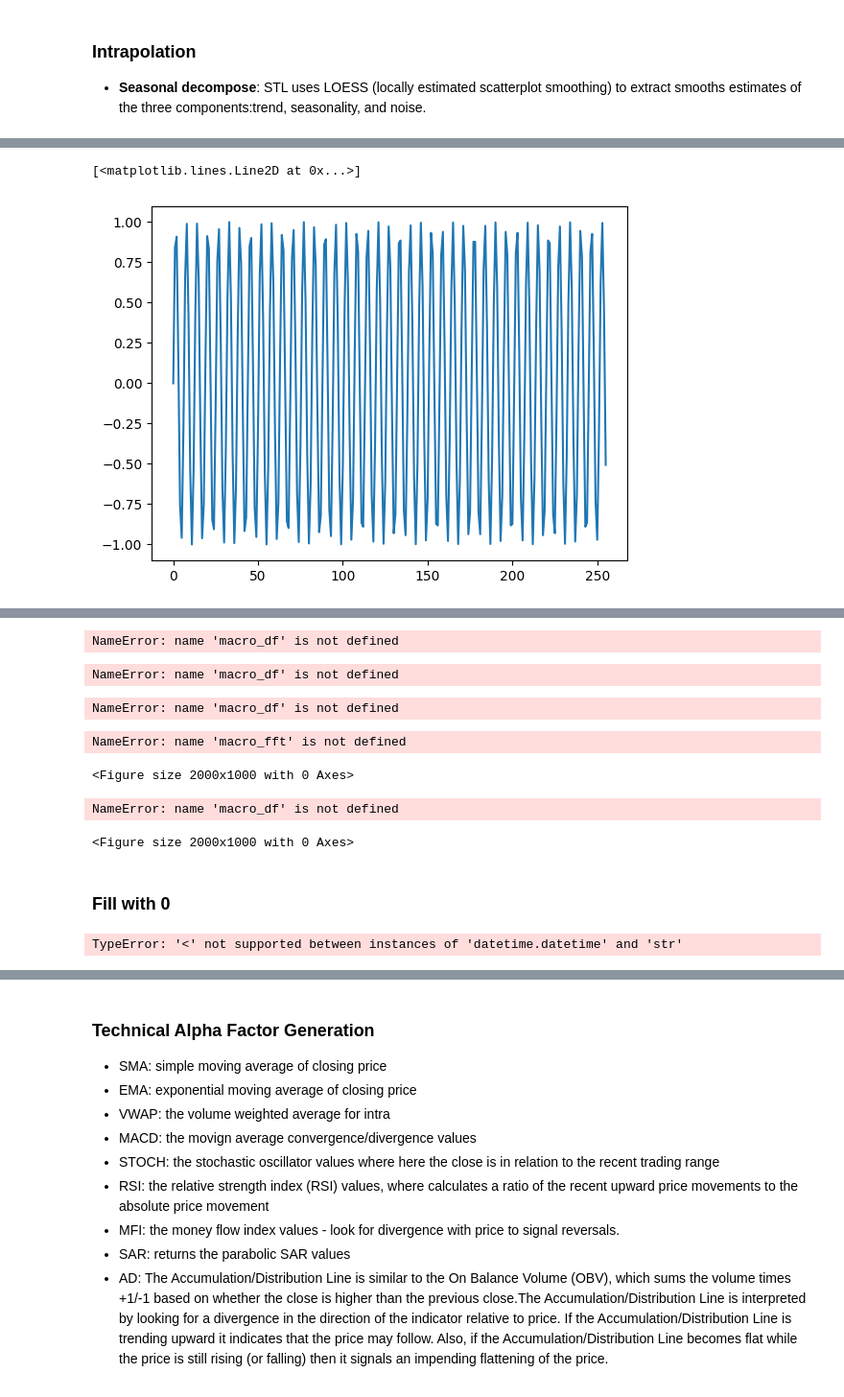
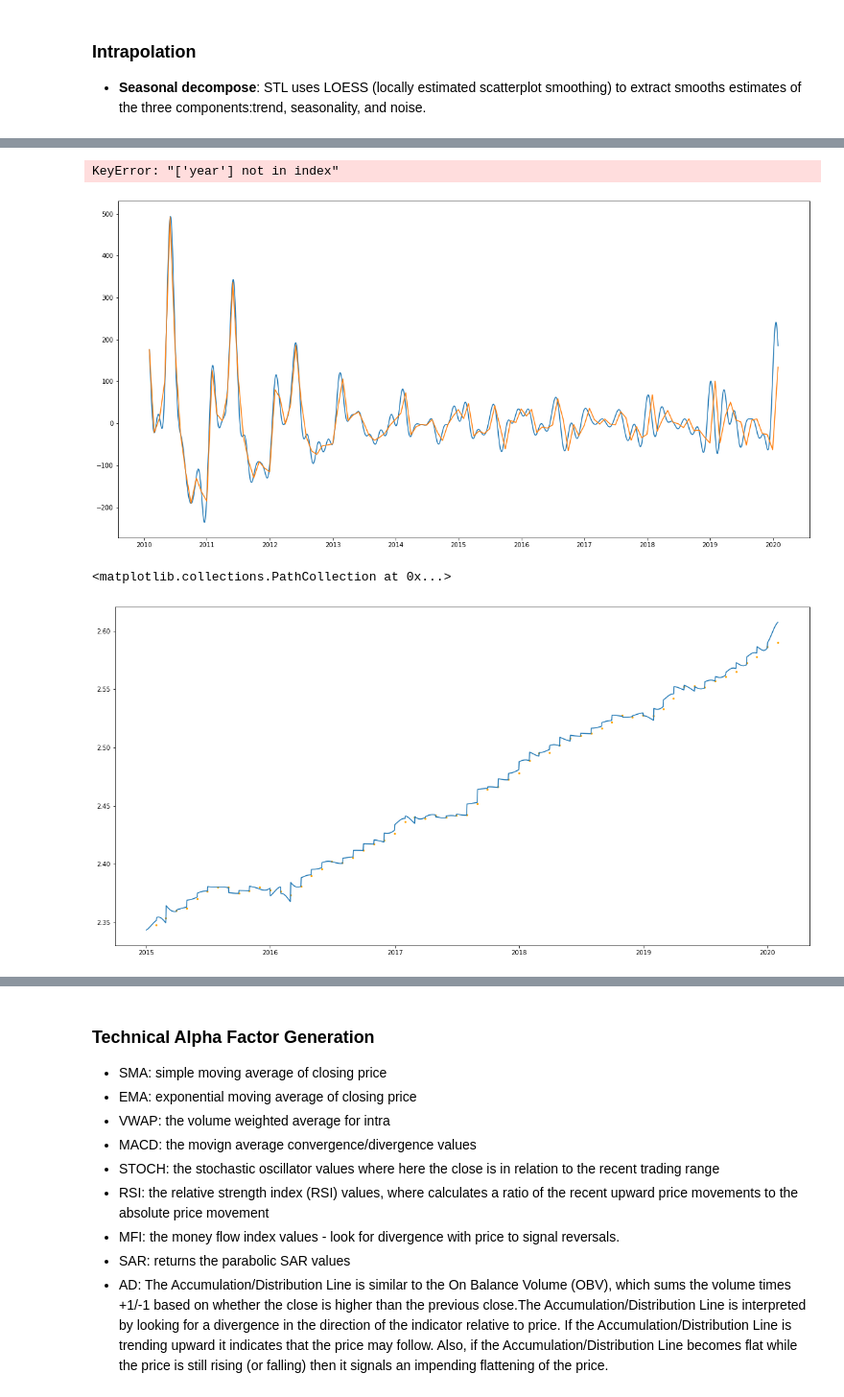
Before and after one commit to ElinorCheng/STA561, a Jupyter notebook: predictors/predictor_prep.ipynb, the cells around one changed output, grey strips where cells are left out. Shown at 96% size. Drawn from its saved outputs; the diff is of its cells as text; code cells hidden in the pictures.

```diff
--- a/predictors/predictor_prep.ipynb
+++ b/predictors/predictor_prep.ipynb
@@ -166,10 +191,0 @@ ValueError: You are trying to merge on datetime64[ns] and object columns. If you
-# %%
-import matplotlib.pyplot as plt
-t = np.arange(256)
-sp = np.fft.fft(np.sin(t))
-freq = np.fft.fftfreq(t.shape[-1])
-plt.plot(np.fft.ifft(sp))
-#plt.plot(np.sin(t))
-# %% [output]
-[<matplotlib.lines.Line2D at 0x...>]
-[figure, removed]
@@ -184,11 +202,6 @@ plt.scatter(range(0,20,2), gdpr1_seasonal[1:][-10:],s=5)
 # %% [output]
 <matplotlib.collections.PathCollection at 0x...>
 [figure]
-# %%
-macro_df.loc[:,'year'] =  [d.year for d in macro_df.loc[:,'Date']]
-macro_df
-# %% [output]
-NameError: name 'macro_df' is not defined
 # %%
 macro_fft = macro_df.loc[:,['Date','year']].copy()
 
@@ -196,23 +209,29 @@ for macro_ind in macro_columns[1:]:
     gdpr1_seasonal = macro_STL[macro_ind].seasonal
     fft_gpd_season = []
 
-    sp = np.fft.rfft(gdpr1_seasonal[:60])
+    sp = np.fft.rfft(gdpr1_seasonal[:48])
     #macro_df.loc[:,macro_ind+'_tr'] = macro_df.loc[:,macro_ind+'_tr'].bfill()
 
-    this_macro_df= macro_df.loc[(macro_df.year<2015)]
-    fft_gpd_season = np.fft.irfft(sp,n=len(this_macro_df),norm='backward')*len(this_macro_df)/60
-    macro_fft.loc[macro_fft.year<2015,macro_ind] = fft_gpd_season+this_macro_df.loc[:,macro_ind+'_tr']
+    this_macro_df= macro_df.loc[(macro_df.year<2014)]
+    fft_gpd_season = np.fft.irfft(sp,n=len(this_macro_df),norm='backward')*len(this_macro_df)/48
+
+    macro_fft.loc[macro_fft.year<2014,macro_ind] = fft_gpd_season+this_macro_df.loc[:,macro_ind+'_tr']
 
     #
-    sp = np.fft.rfft(gdpr1_seasonal[48:-13])
+    sp = np.fft.rfft(gdpr1_seasonal[36: -37])
     #macro_df.loc[:,macro_ind+'_tr'] = macro_df.loc[:,macro_ind+'_tr'].bfill()
 
-    this_macro_df= macro_df.loc[(macro_df.Date>='2018-01-31')]
-    fft_gpd_season = np.fft.irfft(sp,n=len(this_macro_df),norm='ortho')*np.sqrt(len(this_macro_df))/25
-    macro_fft.loc[macro_fft.Date>='2018-01-31',macro_ind] = fft_gpd_season+this_macro_df.loc[:,macro_ind+'_tr']
+    this_macro_df= macro_df.loc[(macro_df.year<2017)&(macro_df.Date>='2013-01-31')]
+    fft_gpd_season = np.fft.irfft(sp,n=len(this_macro_df),norm='ortho')*np.sqrt(len(this_macro_df))/48
+    macro_fft.loc[(macro_df.year<2017)&(macro_df.Date>='2013-01-31'),macro_ind] = fft_gpd_season+this_macro_df.loc[:,macro_ind+'_tr']
 
 
+    sp = np.fft.rfft(gdpr1_seasonal[-48: -13])
+    #macro_df.loc[:,macro_ind+'_tr'] = macro_df.loc[:,macro_ind+'_tr'].bfill()
 
+    this_macro_df= macro_df.loc[(macro_df.year<2020)&(macro_df.Date>='2016-01-31')]
+    fft_gpd_season = np.fft.irfft(sp,n=len(this_macro_df),norm='ortho')*np.sqrt(len(this_macro_df))/48
+    macro_fft.loc[(macro_df.year<2020)&(macro_df.Date>='2016-01-31'),macro_ind] = fft_gpd_season+this_macro_df.loc[:,macro_ind+'_tr']
 
 
     sp = np.fft.rfft(gdpr1_seasonal[-25:])
@@ -224,53 +243,34 @@ for macro_ind in macro_columns[1:]:
 
 plt.figure(figsize=(20,10))
 plt.plot(macro_fft.loc[macro_fft.Date>='2018-01-31','Date'], fft_gpd_season)
-plt.plot(macro_use.loc[macro_use.datadate>='2018-01-31','datadate'], gdpr1_seasonal[-25:])
+plt.scatter(macro_use.loc[macro_use.datadate>='2018-01-31','datadate'], gdpr1_seasonal[-25:])
 # %% [output]
-NameError: name 'macro_df' is not defined
+KeyError: "['year'] not in index"
 # %%
-macro_fft = macro_df.loc[:,['Date','year']].copy()
+macro_fft = macro_df.loc[:,['Date']].copy()
 
 for macro_ind in macro_columns[1:]:
     gdpr1_seasonal = macro_STL[macro_ind].seasonal
     fft_gpd_season = []
 
     sp = np.fft.rfft(gdpr1_seasonal[:])
-    #macro_df.loc[:,macro_ind+'_tr'] = macro_df.loc[:,macro_ind+'_tr'].bfill()
+    macro_df.loc[:,macro_ind+'_tr'] = macro_df.loc[:,macro_ind+'_tr'].bfill()
 
 
     fft_gpd_season = np.fft.irfft(sp,n=len(macro_df),norm='backward')*len(macro_df)/121
-    macro_fft.loc[macro_fft.year<2020,macro_ind] = fft_gpd_season+macro_df.loc[:,macro_ind+'_tr']
+    macro_fft.loc[:,macro_ind] = fft_gpd_season+macro_df.loc[:,macro_ind+'_tr']
 
 
 plt.figure(figsize=(20,10))
 plt.plot(macro_fft.loc[:,'Date'], fft_gpd_season)
 plt.plot(macro_use.loc[macro_use.datadate>='2010-01-01','datadate'], gdpr1_seasonal)
+macro_fft.to_csv('macro_fft.csv',index=0)
 # %% [output]
-NameError: name 'macro_df' is not defined
+[figure, added]
 # %%
 plt.figure(figsize=(20,10))
-plt.plot(macro_fft.loc[macro_fft.Date>'2010-01-01','Date'], macro_fft.loc[macro_fft.Date>'2010-01-01','cpi'])
-plt.scatter(macro_use.loc[macro_use.datadate>'2010-01-01','datadate'], macro_use.loc[macro_use.datadate>'2010-01-01','cpi'],c='orange',s=5)
+plt.plot(macro_fft.loc[macro_fft.Date>'2015-01-01','Date'], macro_fft.loc[macro_fft.Date>'2015-01-01','cpi'])
+plt.scatter(macro_use.loc[macro_use.datadate>'2015-01-01','datadate'], macro_use.loc[macro_use.datadate>'2015-01-01','cpi'],c='orange',s=5)
 # %% [output]
-NameError: name 'macro_fft' is not defined
+<matplotlib.collections.PathCollection at 0x...>
-<Figure size 2000x1000 with 0 Axes>
+[figure, added]
-# %%
-plt.figure(figsize=(20,10))
-plt.plot(macro_df.Date, macro_df.loc[:,macro_ind+'_fft'])
-plt.scatter(macro_use.datadate, macro_df.loc[:,macro_ind],c='orange')
-# %% [output]
-NameError: name 'macro_df' is not defined
-<Figure size 2000x1000 with 0 Axes>
-# %% [markdown]
-### Fill with 0
-# %%
-AAPL = pd.read_csv("../stock_price/Daily/AAPL.csv")
-AAPL = pd.merge(AAPL[['Date']],macro_use, left_on='Date', right_on='datadate',how='outer')
-AAPL.loc[AAPL.Date.isna(),'Date'] = AAPL.loc[AAPL.Date.isna(),'datadate']
-AAPL = AAPL.sort_values(by='Date').drop('datadate',axis=1)
-macro_list = ['gdp','gdpr1','gdpr2','cpi','bond20yr','bond30yr','fedfunds','cpir','wpir','unemp','employ']
-
-AAPL.loc[:,macro_list] = AAPL.loc[:,macro_list].bfill()
-AAPL.head(40)
-# %% [output]
-TypeError: '<' not supported between instances of 'datetime.datetime' and 'str'
```
Also changed, not shown: parts of 20 cells of this notebook, 31 other files.
